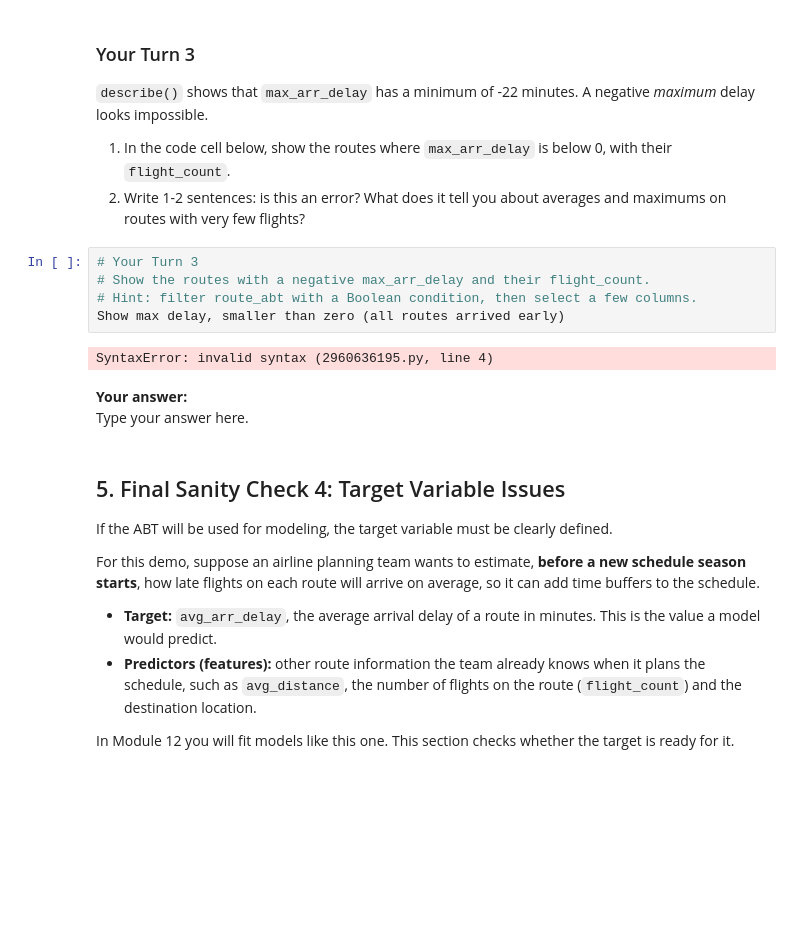
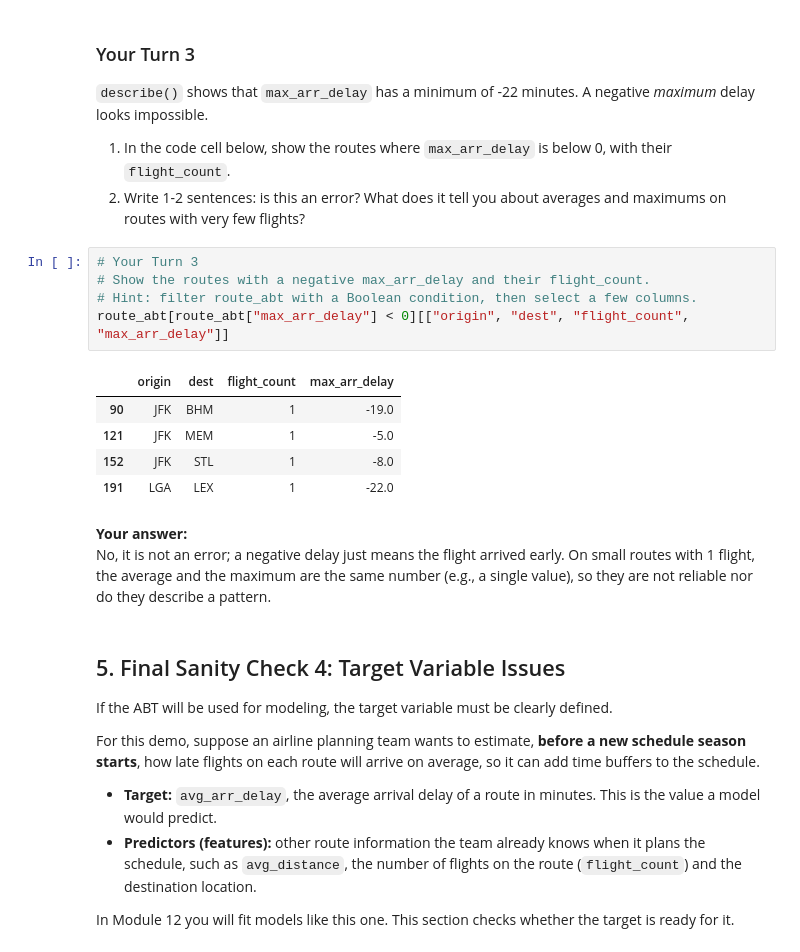
Before and after one commit to glendadavisjohnson/ban6003_wk-11_abt_documentation_template_davis-johnson_glenda, a Jupyter notebook: notebooks/module11_abt_documentation_guided_lab.ipynb, the cells around one changed output. Saved outputs shown, nothing was run; the diff lists cells and outputs as text; blank space fills up the shorter version.

Commit message:
Update module11_abt_documentation_guided_lab.ipynb
Updated Your Turn 5

```diff
--- a/notebooks/module11_abt_documentation_guided_lab.ipynb
+++ b/notebooks/module11_abt_documentation_guided_lab.ipynb
@@ -330,13 +330,17 @@ Extreme values do not automatically mean errors. They may be real business signa
 # %%
 # Your Turn 3
 # Show the routes with a negative max_arr_delay and their flight_count.
 # Hint: filter route_abt with a Boolean condition, then select a few columns.
-Show max delay, smaller than zero (all routes arrived early)
+route_abt[route_abt["max_arr_delay"] < 0][["origin", "dest", "flight_count", "max_arr_delay"]]
 # %% [output]
-SyntaxError: invalid syntax (2960636195.py, line 4)
+|  | origin | dest | flight_count | max_arr_delay |
+| 90 | JFK | BHM | 1 | -19.0 |
+| 121 | JFK | MEM | 1 | -5.0 |
+| 152 | JFK | STL | 1 | -8.0 |
+| 191 | LGA | LEX | 1 | -22.0 |
 # %% [markdown]
 **Your answer:**
-Type your answer here.
+No, it is not an error; a negative delay just means the flight arrived early. On small routes with 1 flight, the average and the maximum are the same number (e.g., a single value), so they are not reliable nor do they describe a pattern.
 # %% [markdown]
 ## 5. Final Sanity Check 4: Target Variable Issues
 
```
Also changed, not shown: parts of 7 cells of this notebook.
